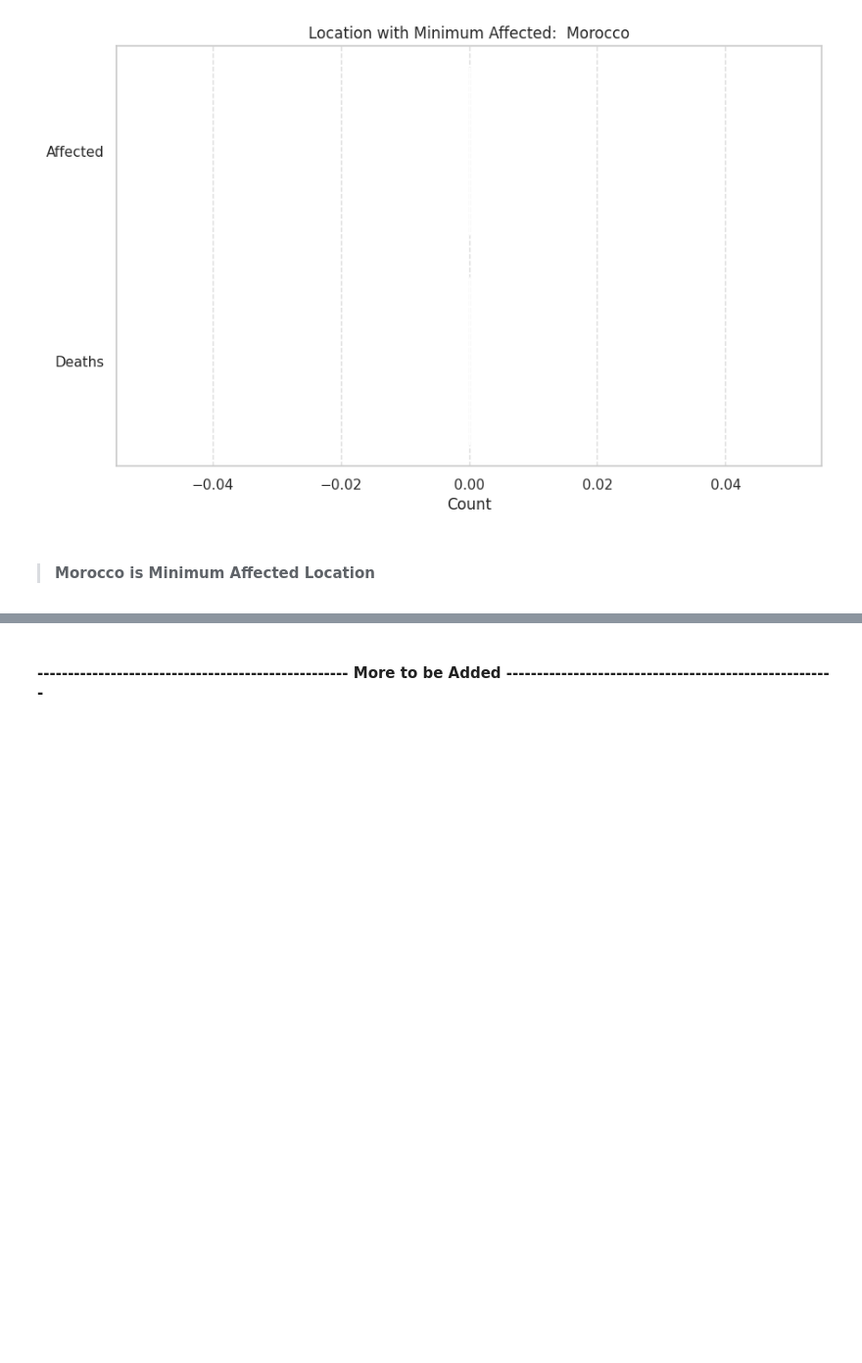
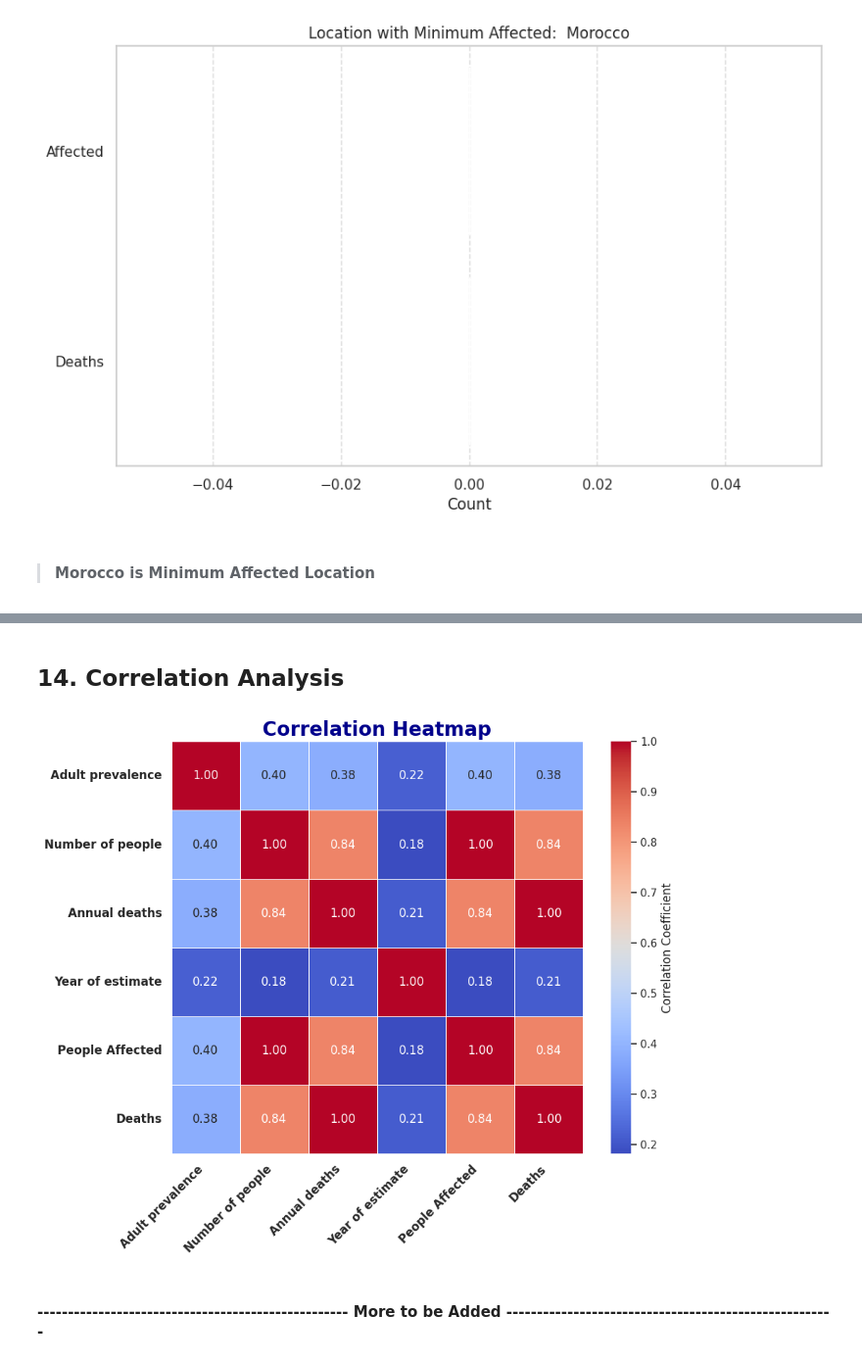
Before and after one commit to ictorv/HIV-Health-Crisis-Modeling, a Jupyter notebook: Tracking HIV: A Global Journey.ipynb, the cells around one changed output, grey strips where cells are left out. Shown at 98% size. Drawn from its saved outputs; the diff is of its cells as text; code cells hidden in the pictures; blank space fills up the shorter version.

```diff
--- a/Tracking HIV: A Global Journey.ipynb
+++ b/Tracking HIV: A Global Journey.ipynb
@@ -322,2 +378,24 @@ plt.show()
+# %% [markdown]
+## 14. Correlation Analysis
+# %%
+correlation = df.drop(columns=["Country/Region,"]).corr()
+
+plt.figure(figsize=(10, 8))
+sns.heatmap(
+    correlation,
+    annot=True,
+    cmap='coolwarm',
+    fmt='.2f',
+    cbar_kws={'label': 'Correlation Coefficient'},
+    linewidths=0.5,
+    square=True
+)
+plt.title('Correlation Heatmap', fontsize=20, fontweight='bold', color='darkblue')
+plt.xticks(fontsize=12, fontweight='bold', rotation=45, ha='right')
+plt.yticks(fontsize=12, fontweight='bold')
+plt.tight_layout()
+plt.show()
+# %% [output]
+[figure, added]
 # %% [markdown]
 #### --------------------------------------------------- **More to be Added** ------------------------------------------------------
```
Also changed, not shown: parts of 11 cells of this notebook.
